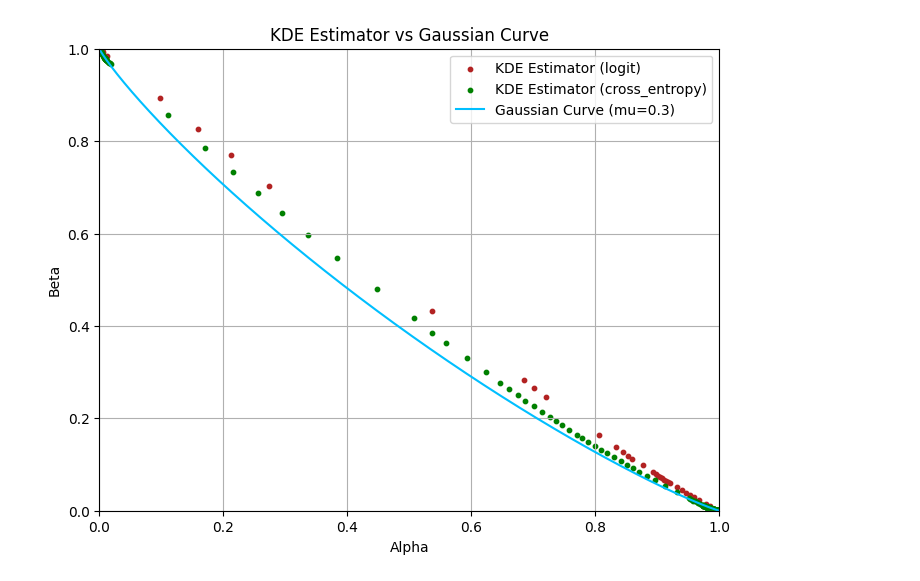
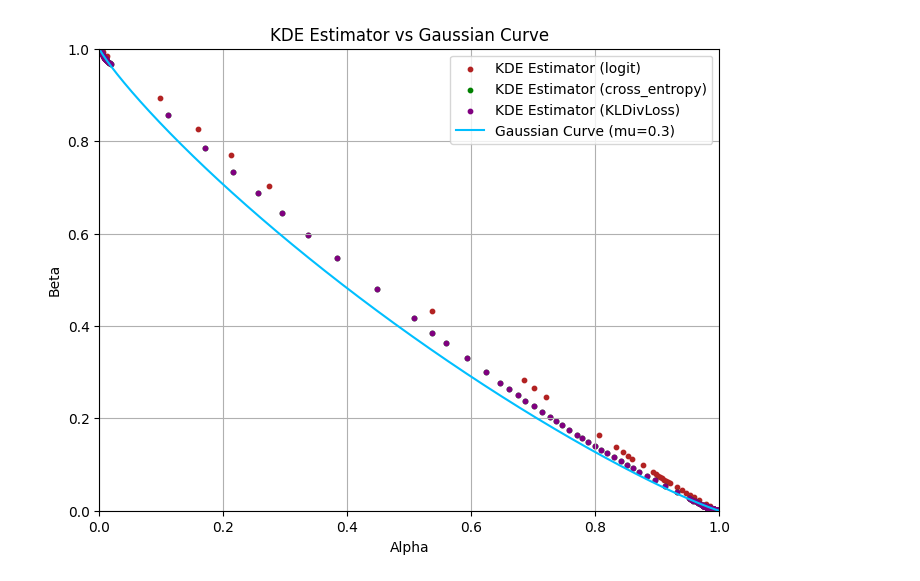
Before and after one commit to hadimalik12/fdp-estimation, a Jupyter notebook: notebook/ptlr estimation/estimating_fdp_curve_full_sgd_resnet20.ipynb, the cells around one changed output. Cells and saved outputs as stored; diff of their text form; code cells hidden in the pictures.

```diff
--- a/notebook/ptlr estimation/estimating_fdp_curve_full_sgd_resnet20.ipynb
+++ b/notebook/ptlr estimation/estimating_fdp_curve_full_sgd_resnet20.ipynb
@@ -61,0 +58,8 @@ Files already downloaded and verified
+# %%
+args = DPSGDModule.generate_params(data_args=data_args, log_dir=log_dir, model_name=model_name, database_size=database_size, epochs=epochs, auditing_approach="1d_KLDivLoss")
+
+estimator_logit = DPSGDModule.DPSGD_PTLREstimator(args)
+output = estimator_logit.build(eta_max = 15)
+# Extract alpha and beta for plotting
+alpha_KLDivLoss = output["alpha"]
+beta_KLDivLoss = output["beta"]
@@ -62,21 +73,23 @@ Files already downloaded and verified
 # %%
 file_name = os.path.join(fig_dir, f"estimation_{model_name}_{database_size}.png")
 # Plot the results
 plt.figure(figsize=(8, 6))
 plt.scatter(alpha_logit, beta_logit, color="firebrick", s=10, label="KDE Estimator (logit)")
 plt.scatter(alpha_cross_entropy, beta_cross_entropy, color="green", s=10, label="KDE Estimator (cross_entropy)")
+plt.scatter(alpha_KLDivLoss, beta_KLDivLoss, color="purple", s=10, label="KDE Estimator (KLDivLoss)")
+
 alpha_values = np.linspace(0, 1, 1000)
 plt.plot(alpha_values, Gaussian_curve(alpha_values, mean_difference = 0.3), color="deepskyblue", linewidth=1.5, label="Gaussian Curve (mu=0.3)")
 plt.ylim(0, 1)
 plt.xlim(0, 1)
 plt.xlabel("Alpha")
 plt.ylabel("Beta")
 plt.title("KDE Estimator vs Gaussian Curve")
 plt.legend()
 plt.grid()
 
 # Save the plot
 # plt.savefig(file_name, bbox_inches = 'tight', dpi = 300);
 plt.show()
 # %% [output]
-[figure, old version]
+[figure, new version]
```
Also changed, not shown: parts of 3 cells of this notebook, 1 other file.
